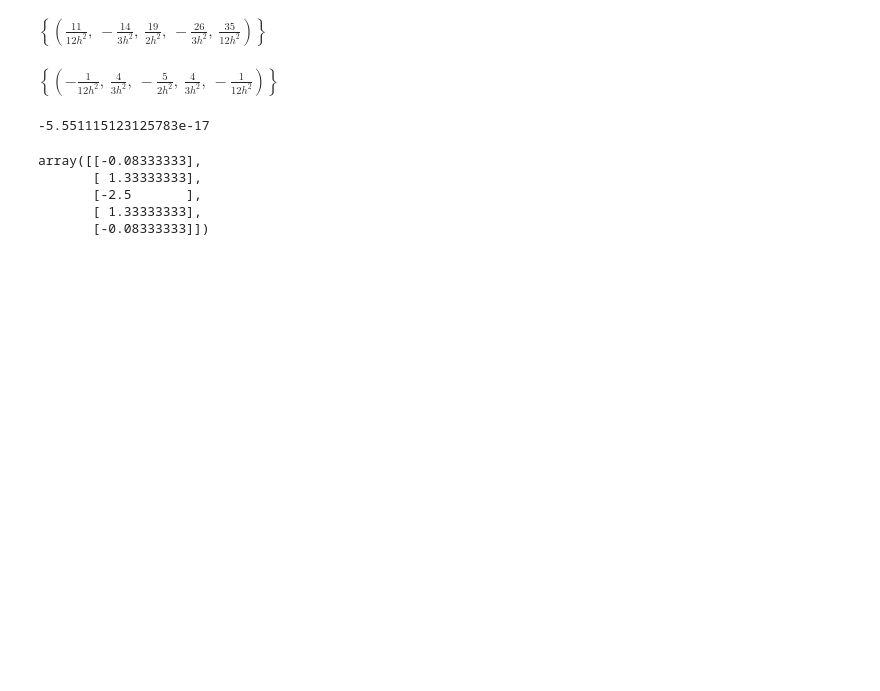
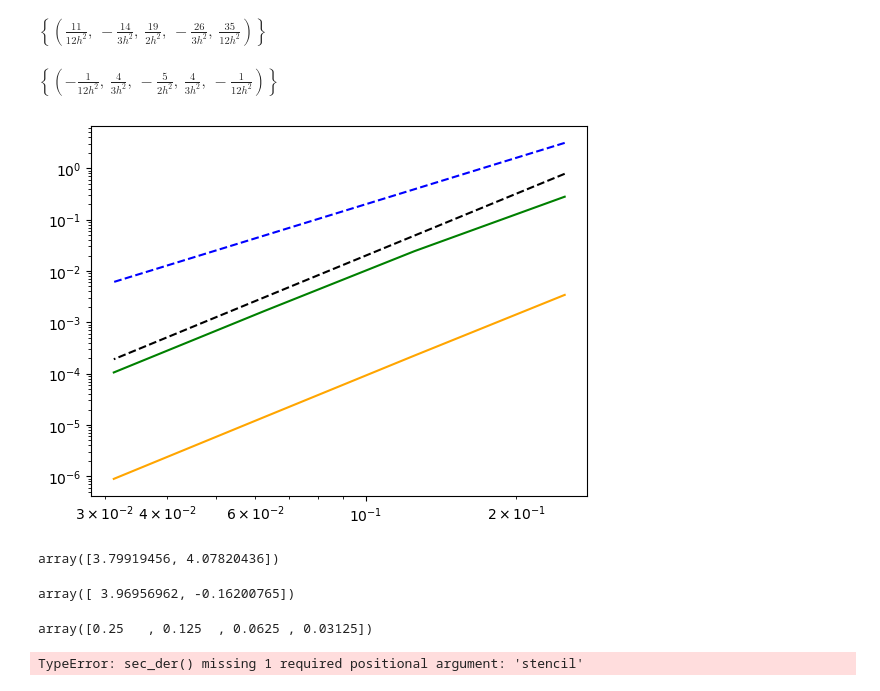
Before and after one commit to Maastrup/02687-SciFi-Computing, a Jupyter notebook: Assignment 1/uge1.ipynb, the cells around one changed output. Drawn from its saved outputs; the diff is of its cells as text; code cells hidden in the pictures; blank space fills up the shorter version.

```diff
--- a/Assignment 1/uge1.ipynb
+++ b/Assignment 1/uge1.ipynb
@@ -19,32 +19,77 @@ sp.linsolve((A, b))
 # %% [output]
 $\displaystyle \left\{\left( - \frac{1}{12 h^{2}}, \  \frac{4}{3 h^{2}}, \  - \frac{5}{2 h^{2}}, \  \frac{4}{3 h^{2}}, \  - \frac{1}{12 h^{2}}\right)\right\}$
 # %%
-def fdcoeffV(k,xbar,x):
-    n = len(x)
+def fdcoeffV(k,xbar,stencil):
+    n = len(stencil)
     A = np.ones((n,n))
-    xrow = x-xbar
+    xrow = stencil - xbar
     for i in range(1,n):
         A[i,:]= xrow**(i)/math.factorial(i)
 
-    b = np.zeros((n,1))
+    b = np.zeros((n,))
     b[k] = 1
     c = np.linalg.solve(A,b)
     return c
 
-def sec_der(xbar,x,u_func):
-    coeff = fdcoeffV(2,xbar,x)
-    h = x[1]-x[0]
-    der = np.dot(coeff.T/h**2,)
-    return der[0]
+def sec_der(xbar,h,u_func,stencil):
+    coeff = fdcoeffV(2,xbar,stencil)
+    U = u_func(xbar+h*stencil)
+    #print(U)
+    der = np.dot(coeff/h**2,U)
+    return der
 
-sec_der(0,np.array([-2,-1,0,1,2]))
+def u_func(x):
+    return np.exp(np.cos(x))
+
+
+#d2 = -np.cos(x)*np.exp(np.cos(x))+(np.sin(x))**2*np.exp(np.cos(x))
+d2 = -np.exp(1)
+
+hs = []
+errs = []
+xbar=0
+
+
+errs2 = []
+
+for i in range(2,6):
+
+    h = 1/2**(i)
+    err = abs(sec_der(xbar,h,u_func,np.array([-2,-1,0,1,2])) - d2)
+    err2 = abs(sec_der(xbar,h,u_func,np.array([-4,-3,-2,-1,0])) - d2)
+
+    hs.append(h)
+    errs.append(err)
+    errs2.append(err2)
+
+hs = np.array(hs)
+errs = np.array(errs)
+errs2 = np.array(errs2)
+
+
+
+plt.loglog(hs,200*hs**3,"b--")
+plt.loglog(hs,200*hs**4, 'k--')
+plt.loglog(hs,errs,color="orange")
+plt.loglog(hs,errs2,color="g")
+plt.show()
 # %% [output]
--5.551115123125783e-17
+[figure, added]
+# %%
+np.polyfit(np.log(hs),np.log(errs2),1)
+# %% [output]
+array([3.79919456, 4.07820436])
+# %%
+np.polyfit(np.log(hs),np.log(errs),1)
+# %% [output]
+array([ 3.96956962, -0.16200765])
+# %%
+hs
+# %% [output]
+array([0.25   , 0.125  , 0.0625 , 0.03125])
+# %%
+sec_der(0,np.array([-2,-1,0,1,2]),u_func)
+# %% [output]
+TypeError: sec_der() missing 1 required positional argument: 'stencil'
 # %%
 fdcoeffV(2,0,np.array([-2,-1,0,1,2]))
-# %% [output]
-array([[-0.08333333],
-       [ 1.33333333],
-       [-2.5       ],
-       [ 1.33333333],
-       [-0.08333333]])
```
